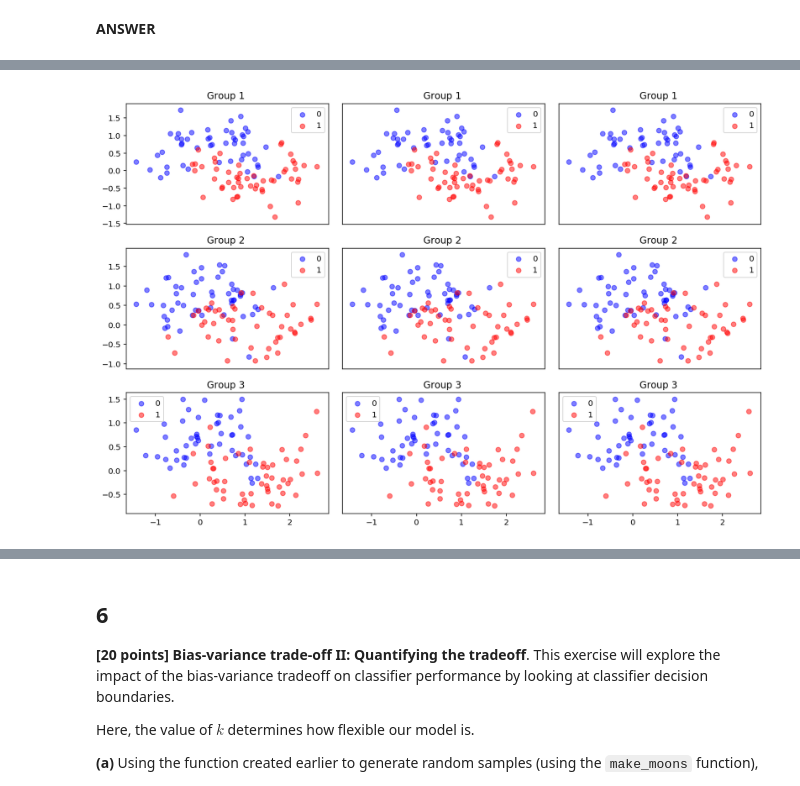
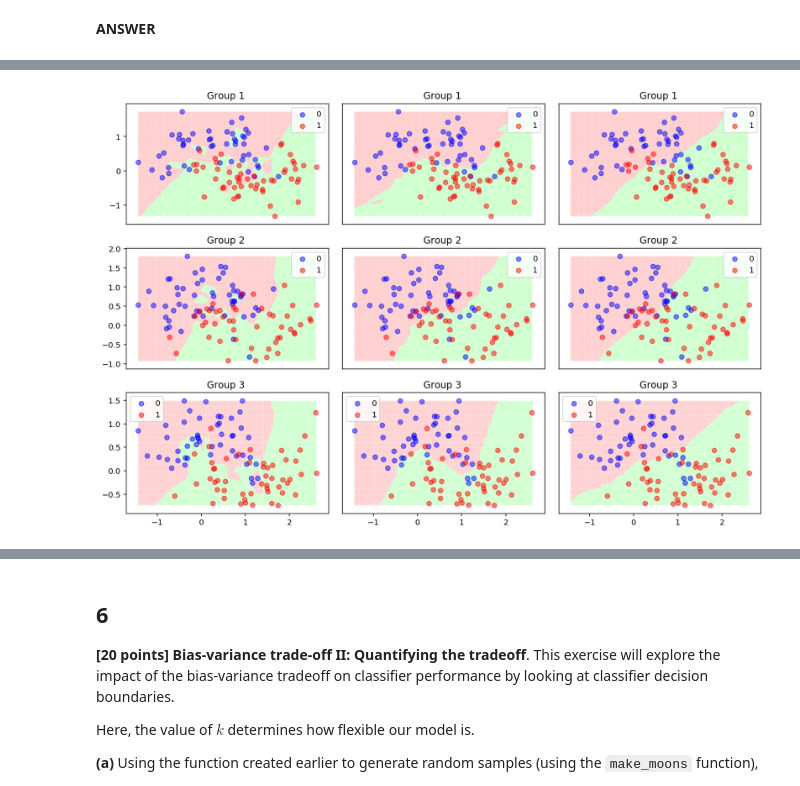
Before and after one commit to y-ke/machine-learning-course, a Jupyter notebook: Assignment 2.ipynb, the cells around one changed output, grey strips where cells are left out. Cells and saved outputs as stored; diff of their text form; code cells hidden in the pictures.

```diff
--- a/Assignment 2.ipynb
+++ b/Assignment 2.ipynb
@@ -416,26 +417,41 @@ classifier_list.append(g3_50)
 # %%
 # (d) For each combination of dataset trained classifier, in a 3-by-3 grid,
 # plot the decision boundary (similar in style to Figure 2.15 from Introduction to Statistical Learning).
 # Each column should represent a different value of  k
 # and each row should represent a different dataset.
 plt.figure(figsize=(12, 8))
-
+from matplotlib.colors import ListedColormap
+h = .02  # step size in the mesh
+cmap_light = ListedColormap([ '#FFAAAA', '#AAFFAA'])
 for i in range(9):
     j = int(i/3)
     k = i%3
     data1 = xtr_list[j][ytr_list[j] == 0]
     data2 = xtr_list[j][ytr_list[j] == 1]
     plt.subplot(331+i)
+
+    xmin = np.amin(xtr_list[j][:, 0])
+    xmax = np.amax(xtr_list[j][:, 0])
+    ymin = np.amin(xtr_list[j][:, 1])
+    ymax = np.amax(xtr_list[j][:, 1])
+
+#     xmin,xmax = .min , xtr_list[j][:, 0].max
+#     ymin,ymax = xtr_list[j][:, 1].min , xtr_list[j][:, 1].max
+#     print(xmin,xmax,ymin,ymax)
+    xx, yy = np.meshgrid(np.arange(xmin, xmax, h),np.arange(ymin, ymax, h))
+    Z = classifier_list[i].predict(np.c_[xx.ravel(), yy.ravel()])
+    Z = Z.reshape(xx.shape)
+    plt.pcolormesh(xx, yy, Z, cmap=cmap_light,alpha = .3)
     plt.scatter(data1[:,0], data1[:,1],c = 'b',alpha = .5 ,label = '0')
     plt.scatter(data2[:,0], data2[:,1],c = 'r',alpha = .5,label = '1')
     plt.legend()
     plt.title("Group %d " %(j+1))
     if i < 6:
         plt.xticks([], [])
     if i%3 != 0:
         plt.yticks([], [])
 plt.tight_layout()
 # plt.title("Combination of Dataset Trained Classifier")
 plt.show()
 # %% [output]
-[figure, old version]
+[figure, new version]
```
Also changed, not shown: parts of 4 cells of this notebook.
